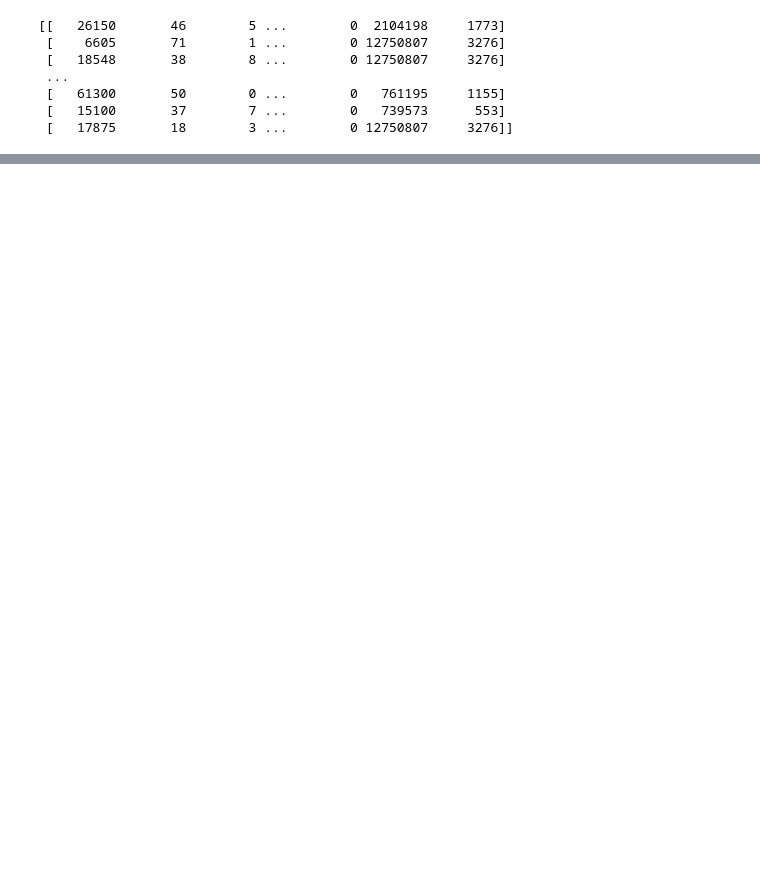
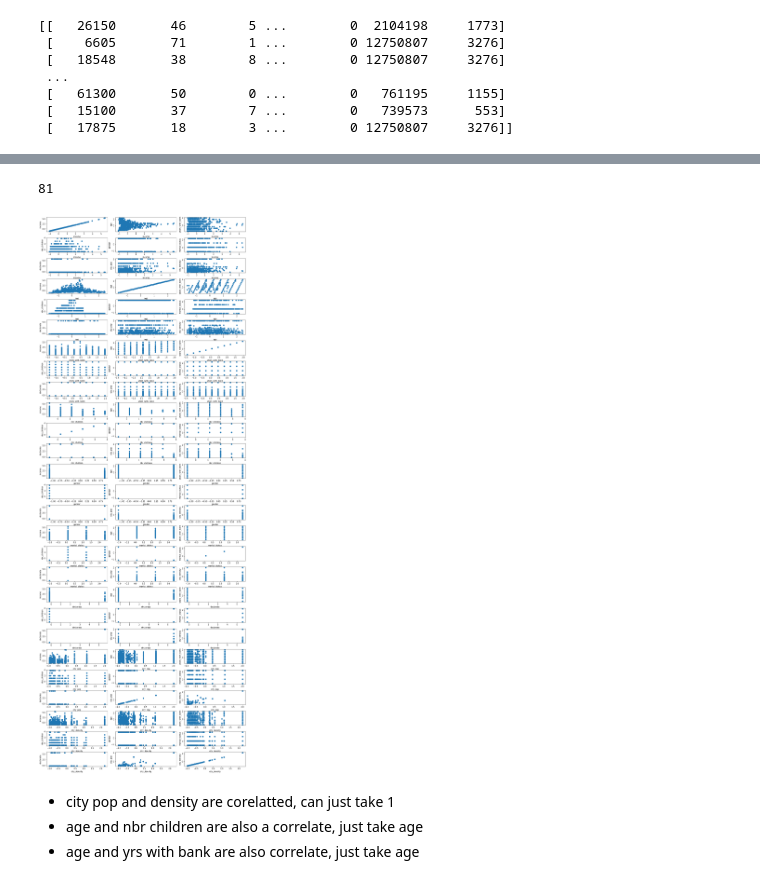
Before and after one commit to fynnweaver/Clustering_Demographic_Info, a Jupyter notebook: DataPrep.ipynb, the cells around one changed output, grey strips where cells are left out. Drawn from its saved outputs; the diff is of its cells as text; code cells hidden in the pictures; blank space fills up the shorter version.

```diff
--- a/DataPrep.ipynb
+++ b/DataPrep.ipynb
@@ -232,0 +295,8 @@ customers_normal.head()
+# %%
+#get rid of last unneeded str columns and save as numeric df
+customers_numeric = customers_df.drop(['city_name', 'state_code', 'region'], axis = 1)
+#rename doctor column
+customers_numeric = customers_numeric.rename(columns={'name_prefix': 'doctorate'})
+
+#check it's all numeric
+customers_numeric.dtypes
@@ -232,0 +314,27 @@ customers_normal.head()
+# %%
+#create every possible column combination
+combos = list(product(customers_numeric.columns, customers_numeric.columns))
+len(combos)
+# %% [output]
+81
+# %%
+#number of axes = number of possible combos
+fig, axes = plt.subplots(27, 3, figsize = (15, 40))
+fig.tight_layout()
+
+for i, ax in enumerate(axes.flat):
+
+    #index of columns
+    column1 = combos[i][0]
+    column2 = combos[i][1]
+
+    # scatter current combination
+    ax.scatter(customers_normal[column1], customers_normal[column2])
+    ax.set_xlabel(column1)
+    ax.set_ylabel(column2)
+# %% [output]
+[figure, added]
+# %% [markdown]
+- city pop and density are corelatted, can just take 1
+- age and nbr children are also a correlate, just take age
+- age and yrs with bank are also correlate, just take age
```
Also changed, not shown: parts of 13 cells of this notebook, 2 other files.
